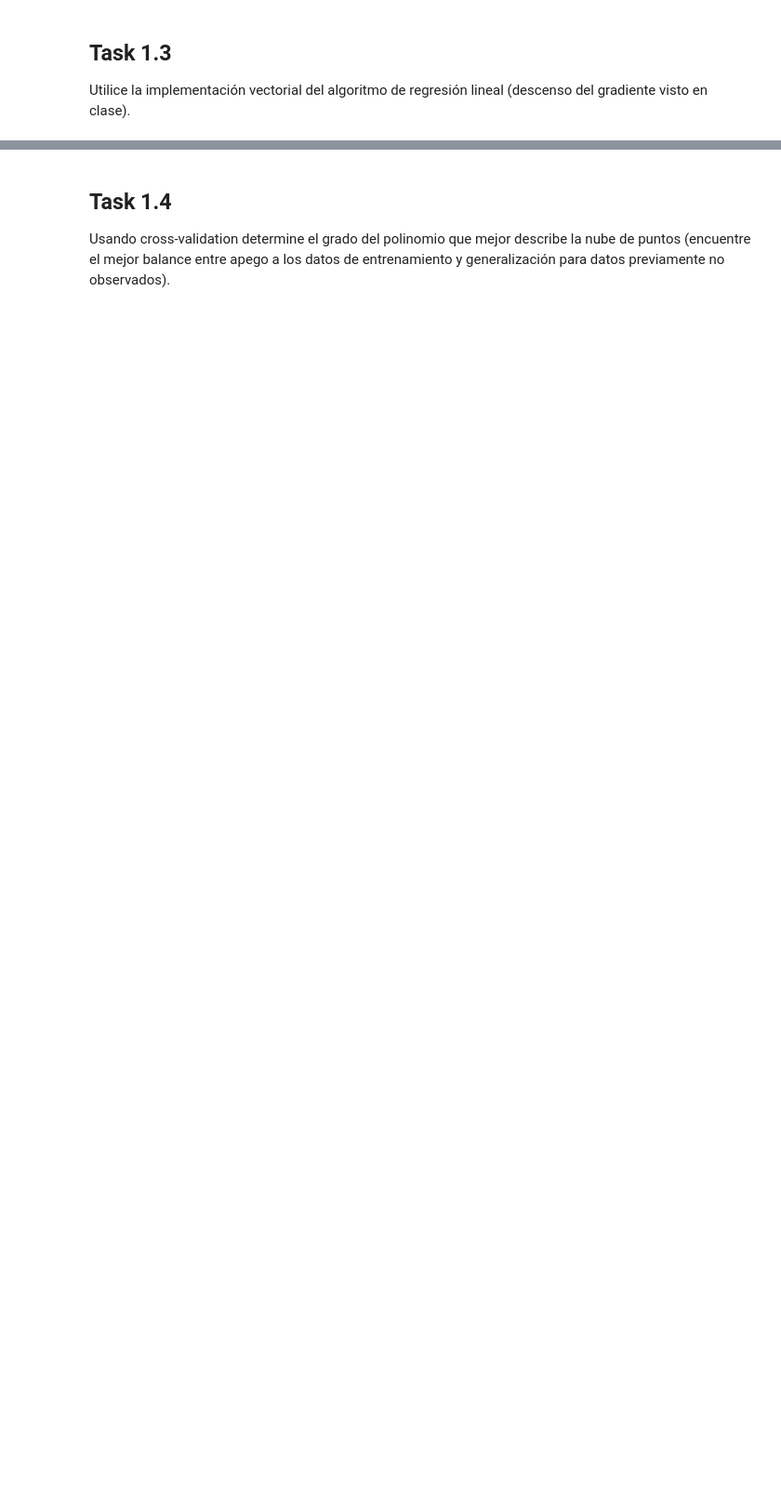
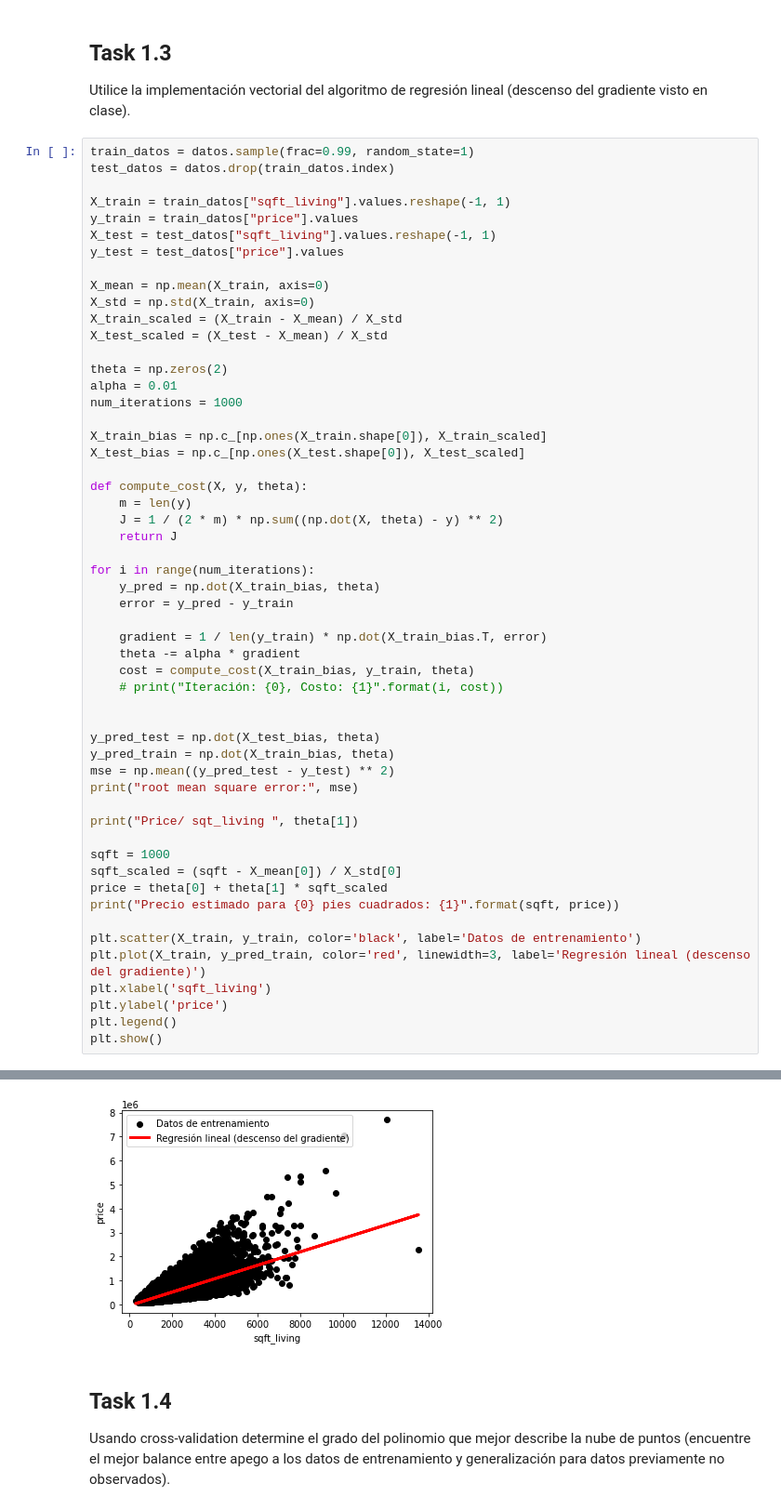
Before and after one commit to MaIsabelSolano/UVG_IA_Lab4, a Jupyter notebook: lab.ipynb, the cells around one changed output, grey strips where cells are left out. Shown at 93% size. Cells and saved outputs as stored; diff of their text form; blank space fills up the shorter version.

```diff
--- a/lab.ipynb
+++ b/lab.ipynb
@@ -162,3 +162,58 @@ plt.show()
 # %% [markdown]
 ## Task 1.3
 Utilice la implementación vectorial del algoritmo de regresión lineal (descenso del gradiente visto en clase).
+# %%
+train_datos = datos.sample(frac=0.99, random_state=1)
+test_datos = datos.drop(train_datos.index)
+
+X_train = train_datos["sqft_living"].values.reshape(-1, 1)
+y_train = train_datos["price"].values
+X_test = test_datos["sqft_living"].values.reshape(-1, 1)
+y_test = test_datos["price"].values
+
+X_mean = np.mean(X_train, axis=0)
+X_std = np.std(X_train, axis=0)
+X_train_scaled = (X_train - X_mean) / X_std
+X_test_scaled = (X_test - X_mean) / X_std
+
+theta = np.zeros(2)
+alpha = 0.01
+num_iterations = 1000
+
+X_train_bias = np.c_[np.ones(X_train.shape[0]), X_train_scaled]
+X_test_bias = np.c_[np.ones(X_test.shape[0]), X_test_scaled]
+
+def compute_cost(X, y, theta):
+    m = len(y)
+    J = 1 / (2 * m) * np.sum((np.dot(X, theta) - y) ** 2)
+    return J
+
+for i in range(num_iterations):
+    y_pred = np.dot(X_train_bias, theta)
+    error = y_pred - y_train
+
+    gradient = 1 / len(y_train) * np.dot(X_train_bias.T, error)
+    theta -= alpha * gradient
+    cost = compute_cost(X_train_bias, y_train, theta)
+    # print("Iteración: {0}, Costo: {1}".format(i, cost))
+
+
+y_pred_test = np.dot(X_test_bias, theta)
+y_pred_train = np.dot(X_train_bias, theta)
+mse = np.mean((y_pred_test - y_test) ** 2)
+print("root mean square error:", mse)
+
+print("Price/ sqt_living ", theta[1])
+
+sqft = 1000
+sqft_scaled = (sqft - X_mean[0]) / X_std[0]
+price = theta[0] + theta[1] * sqft_scaled
+print("Precio estimado para {0} pies cuadrados: {1}".format(sqft, price))
+
+plt.scatter(X_train, y_train, color='black', label='Datos de entrenamiento')
+plt.plot(X_train, y_pred_train, color='red', linewidth=3, label='Regresión lineal (descenso del gradiente)')
+plt.xlabel('sqft_living')
+plt.ylabel('price')
+plt.legend()
+plt.show()
+# %% [output]
@@ -165,3 +223,4 @@ Utilice la implementación vectorial del algoritmo de regresión lineal (descens
+[figure, added]
 # %% [markdown]
 ## Task 1.4
 Usando cross-validation determine el grado del polinomio que mejor describe la nube de puntos (encuentre el mejor
```
Also changed, not shown: parts of 4 cells of this notebook.
